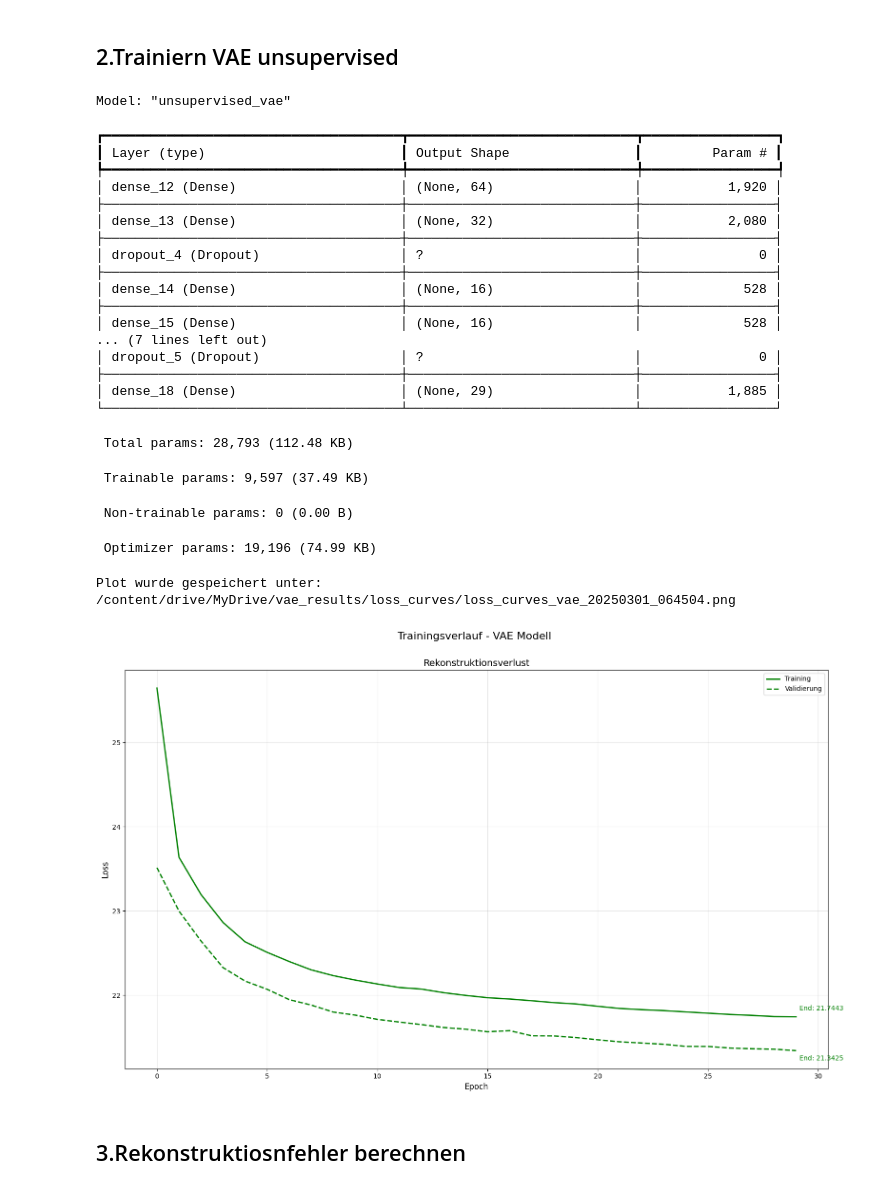
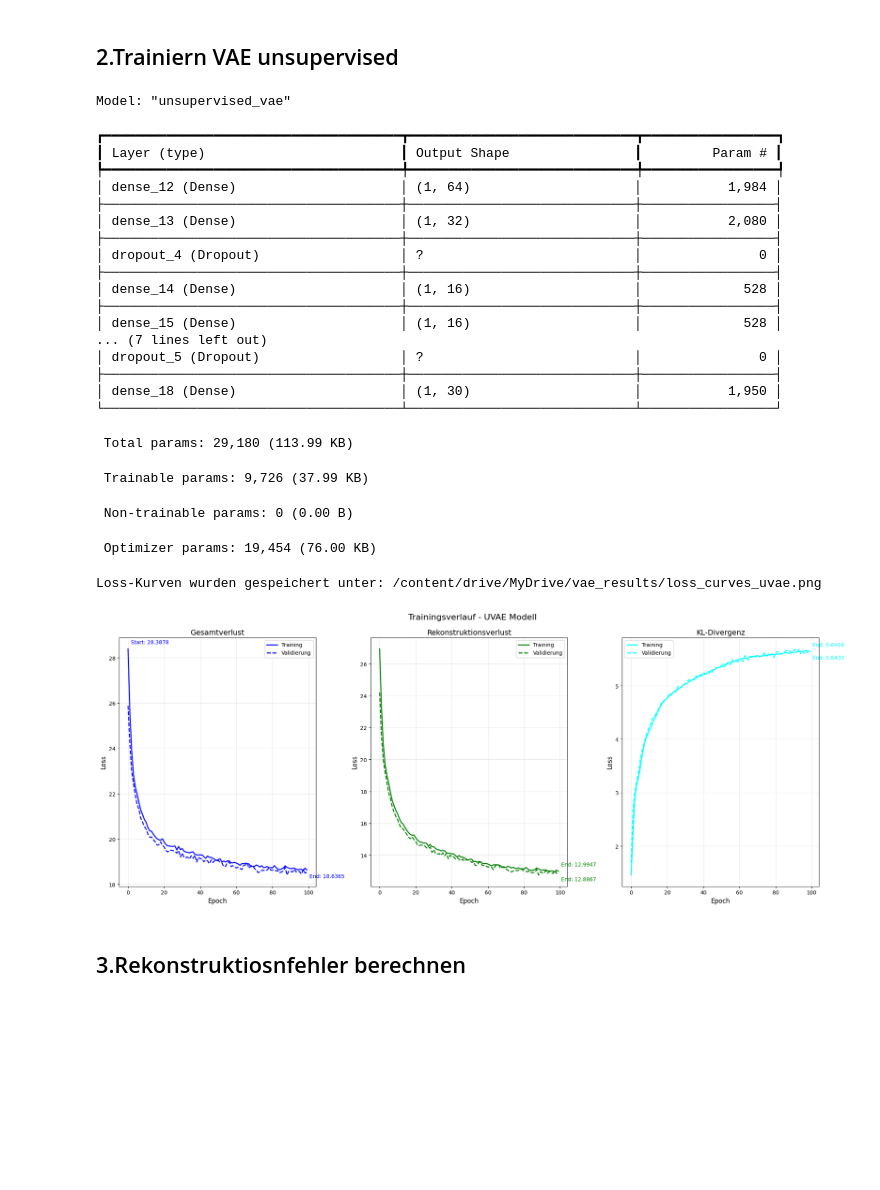
Before and after one commit to mylibui/demo, a Jupyter notebook: AE_VAE_Modelle.ipynb, the cells around one changed output. Drawn from its saved outputs; the diff is of its cells as text; code cells hidden in the pictures; blank space fills up the shorter version.

```diff
--- a/AE_VAE_Modelle.ipynb
+++ b/AE_VAE_Modelle.ipynb
@@ -1164,6 +1250,7 @@ Latenter Raum wurde gespeichert unter: /content/drive/MyDrive/ae_results/latent_
 import tensorflow as tf
 from tensorflow.keras import layers, Model, metrics
 from typing import List, Optional, Union, Tuple
+@tf.keras.utils.register_keras_serializable()
 
 class UnsupervisedVAE(Model):
     """
@@ -1184,19 +1271,14 @@ class UnsupervisedVAE(Model):
         hidden_dims: List[int] = [64, 32],
         activation: str = 'relu',
         dropout_rate: float = 0.0,
-        kl_weight: float = 1.0
+        kl_weight: float = 1.0,**kwargs
     ):
-        super(UnsupervisedVAE, self).__init__()
-
-        # Aktivierungsfunktion direkt definieren
-        if activation == 'mish':
-            self.activation = lambda x: x * tf.math.tanh(tf.math.softplus(x))
-        elif activation == 'swish':
-            self.activation = lambda x: x * tf.nn.sigmoid(x)
-        elif activation == 'relu':
-            self.activation = 'relu'
-        else:
-            raise ValueError(f"Unbekannte Aktivierungsfunktion: {activation}")
+        super(UnsupervisedVAE, self).__init__(**kwargs)
+        self.input_dim = input_dim
+        self.hidden_dims = hidden_dims
+        self.latent_dim = latent_dim
+        self.activation = activation
+        self.dropout_rate = dropout_rate
 
         self.latent_dim = latent_dim
         self.dropout_rate = dropout_rate
@@ -1367,7 +1449,7 @@ class UnsupervisedVAE(Model):
         self.kl_loss_tracker.update_state(kl_loss)
 
         return {
-            "loss": self.total_loss_tracker.result(),
+            "total_loss": self.total_loss_tracker.result(),
             "reconstruction_loss": self.reconstruction_loss_tracker.result(),
             "kl_loss": self.kl_loss_tracker.result(),
         }
@@ -1398,6 +1480,25 @@ class UnsupervisedVAE(Model):
         # Erstelle ein Dummy-Input-Tensor, um das Modell zu bauen
         dummy_input = tf.zeros((1, input_dim), dtype=tf.float32)
         self.call(dummy_input, training=False)  # Baut das Modell, indem es auf Dummy-Daten angewendet wird
+    def get_config(self):
+        config = super(UnsupervisedVAE, self).get_config()
+        config.update({
+            "input_dim": self.input_dim,
+            "hidden_dims": self.hidden_dims,
+            "latent_dim": self.latent_dim,
+            "activation": self.activation.__name__ if callable(self.activation) else self.activation,
+            "dropout_rate": self.dropout_rate,
+            "kl_weight": self.kl_weight,
+        })
+        # Falls "build_config" hinzugefügt wurde, kannst du ihn hier optional entfernen oder zurückgeben.
+        # config["build_config"] = {"input_shape": [None, self.input_dim]}
+        return config
+
+    @classmethod
+    def from_config(cls, config):
+        # Entferne unerwünschte Schlüssel, bevor der Konstruktor aufgerufen wird
+        config.pop("build_config", None)
+        return cls(**config)
 # %%
 uvae = UnsupervisedVAE(
     input_dim=X_train_normal.shape[1],
@@ -1415,7 +1518,7 @@ history_uvae = uvae.fit(
     X_train_normal,
     epochs=epoch,
     batch_size=256,
-    validation_split=0.2,
+    validation_split=0.1,
     verbose=0
 )
 # Ausgabe der Modellzusammenfassung
@@ -1425,21 +1528,21 @@ Model: "unsupervised_vae"
 ┏━━━━━━━━━━━━━━━━━━━━━━━━━━━━━━━━━━━━━━┳━━━━━━━━━━━━━━━━━━━━━━━━━━━━━┳━━━━━━━━━━━━━━━━━┓
 ┃ Layer (type)                         ┃ Output Shape                ┃         Param # ┃
 ┡━━━━━━━━━━━━━━━━━━━━━━━━━━━━━━━━━━━━━━╇━━━━━━━━━━━━━━━━━━━━━━━━━━━━━╇━━━━━━━━━━━━━━━━━┩
-│ dense_12 (Dense)                     │ (None, 64)                  │           1,920 │
+│ dense_12 (Dense)                     │ (1, 64)                     │           1,984 │
 ├──────────────────────────────────────┼─────────────────────────────┼─────────────────┤
-│ dense_13 (Dense)                     │ (None, 32)                  │           2,080 │
+│ dense_13 (Dense)                     │ (1, 32)                     │           2,080 │
 ├──────────────────────────────────────┼─────────────────────────────┼─────────────────┤
 │ dropout_4 (Dropout)                  │ ?                           │               0 │
 ├──────────────────────────────────────┼─────────────────────────────┼─────────────────┤
-│ dense_14 (Dense)                     │ (None, 16)                  │             528 │
+│ dense_14 (Dense)                     │ (1, 16)                     │             528 │
 ├──────────────────────────────────────┼─────────────────────────────┼─────────────────┤
-│ dense_15 (Dense)                     │ (None, 16)                  │             528 │
+│ dense_15 (Dense)                     │ (1, 16)                     │             528 │
 ... (7 lines left out)
 │ dropout_5 (Dropout)                  │ ?                           │               0 │
 ├──────────────────────────────────────┼─────────────────────────────┼─────────────────┤
-│ dense_18 (Dense)                     │ (None, 29)                  │           1,885 │
+│ dense_18 (Dense)                     │ (1, 30)                     │           1,950 │
 └──────────────────────────────────────┴─────────────────────────────┴─────────────────┘
- Total params: 28,793 (112.48 KB)
+ Total params: 29,180 (113.99 KB)
- Trainable params: 9,597 (37.49 KB)
+ Trainable params: 9,726 (37.99 KB)
  Non-trainable params: 0 (0.00 B)
- Optimizer params: 19,196 (74.99 KB)
+ Optimizer params: 19,454 (76.00 KB)
@@ -1446,7 +1555,7 @@ Model: "unsupervised_vae"
 # %%
-fig, axes = plot_loss_curves(history,model_type='vae',folder_name="vae_results/loss_curves")
+fig, axes = plot_loss_curves(history_uvae,model_type='uvae',folder_name="vae_results")
 # %% [output]
-Plot wurde gespeichert unter: /content/drive/MyDrive/vae_results/loss_curves/loss_curves_vae_20250301_064504.png
+Loss-Kurven wurden gespeichert unter: /content/drive/MyDrive/vae_results/loss_curves_uvae.png
-[figure, old version]
+[figure, new version]
 # %% [markdown]
 ## 3.Rekonstruktiosnfehler berechnen
```
Also changed, not shown: parts of 94 cells of this notebook.
